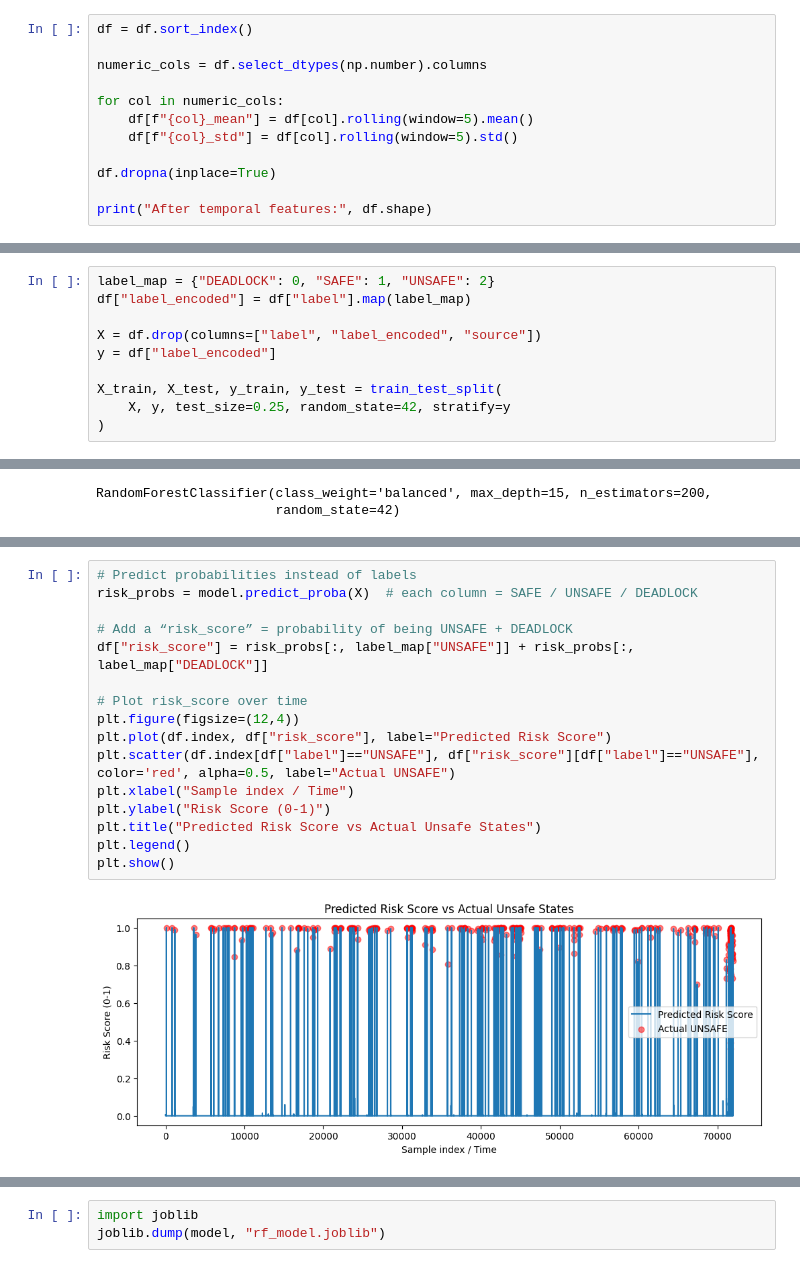
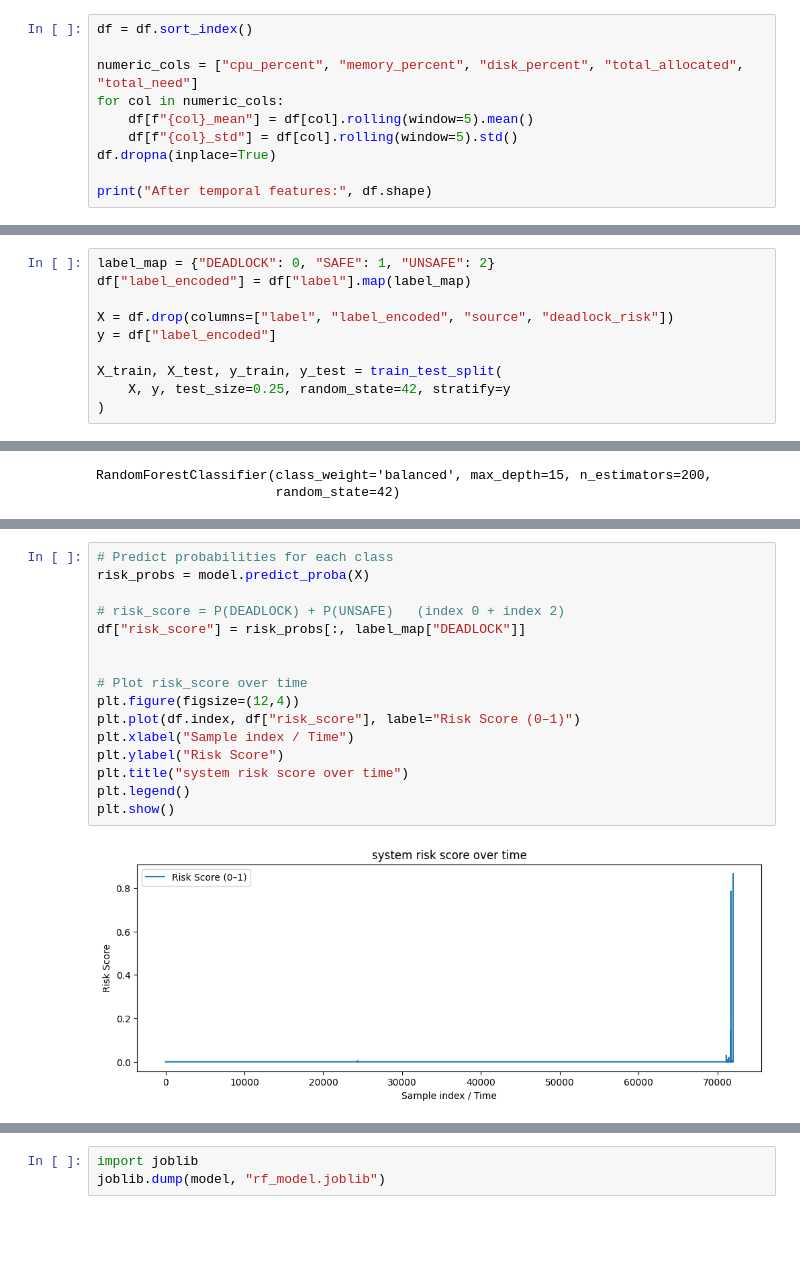
Before and after one commit to incognnitamood/DeadlockPredictionAnalysis, a Jupyter notebook: Deadlock_Predictive_Analysis.ipynb, the cells around one changed output, grey strips where cells are left out. Drawn from its saved outputs; the diff is of its cells as text; blank space fills up the shorter version.

```diff
--- a/Deadlock_Predictive_Analysis.ipynb
+++ b/Deadlock_Predictive_Analysis.ipynb
@@ -97,12 +89,10 @@ plt.show()
 # %%
 df = df.sort_index()
 
-numeric_cols = df.select_dtypes(np.number).columns
-
+numeric_cols = ["cpu_percent", "memory_percent", "disk_percent", "total_allocated", "total_need"]
 for col in numeric_cols:
     df[f"{col}_mean"] = df[col].rolling(window=5).mean()
     df[f"{col}_std"] = df[col].rolling(window=5).std()
-
 df.dropna(inplace=True)
 
 print("After temporal features:", df.shape)
@@ -112,7 +102,7 @@ After temporal features: (71992, 23)
 label_map = {"DEADLOCK": 0, "SAFE": 1, "UNSAFE": 2}
 df["label_encoded"] = df["label"].map(label_map)
 
-X = df.drop(columns=["label", "label_encoded", "source"])
+X = df.drop(columns=["label", "label_encoded", "source", "deadlock_risk"])
 y = df["label_encoded"]
 
 X_train, X_test, y_train, y_test = train_test_split(
@@ -223,21 +213,21 @@ plt.show()
 # %%
-# Predict probabilities instead of labels
-risk_probs = model.predict_proba(X)  # each column = SAFE / UNSAFE / DEADLOCK
+# Predict probabilities for each class
+risk_probs = model.predict_proba(X)
 
-# Add a “risk_score” = probability of being UNSAFE + DEADLOCK
-df["risk_score"] = risk_probs[:, label_map["UNSAFE"]] + risk_probs[:, label_map["DEADLOCK"]]
+# risk_score = P(DEADLOCK) + P(UNSAFE)   (index 0 + index 2)
+df["risk_score"] = risk_probs[:, label_map["DEADLOCK"]]
+
 
 # Plot risk_score over time
 plt.figure(figsize=(12,4))
-plt.plot(df.index, df["risk_score"], label="Predicted Risk Score")
-plt.scatter(df.index[df["label"]=="UNSAFE"], df["risk_score"][df["label"]=="UNSAFE"], color='red', alpha=0.5, label="Actual UNSAFE")
+plt.plot(df.index, df["risk_score"], label="Risk Score (0–1)")
 plt.xlabel("Sample index / Time")
-plt.ylabel("Risk Score (0-1)")
-plt.title("Predicted Risk Score vs Actual Unsafe States")
+plt.ylabel("Risk Score")
+plt.title("system risk score over time")
 plt.legend()
 plt.show()
 # %% [output]
-[figure, old version]
+[figure, new version]
 # %%
 deadlock_test = df[df["label"]=="DEADLOCK"]
 
```
Also changed, not shown: parts of 13 cells of this notebook, 7 other files.
